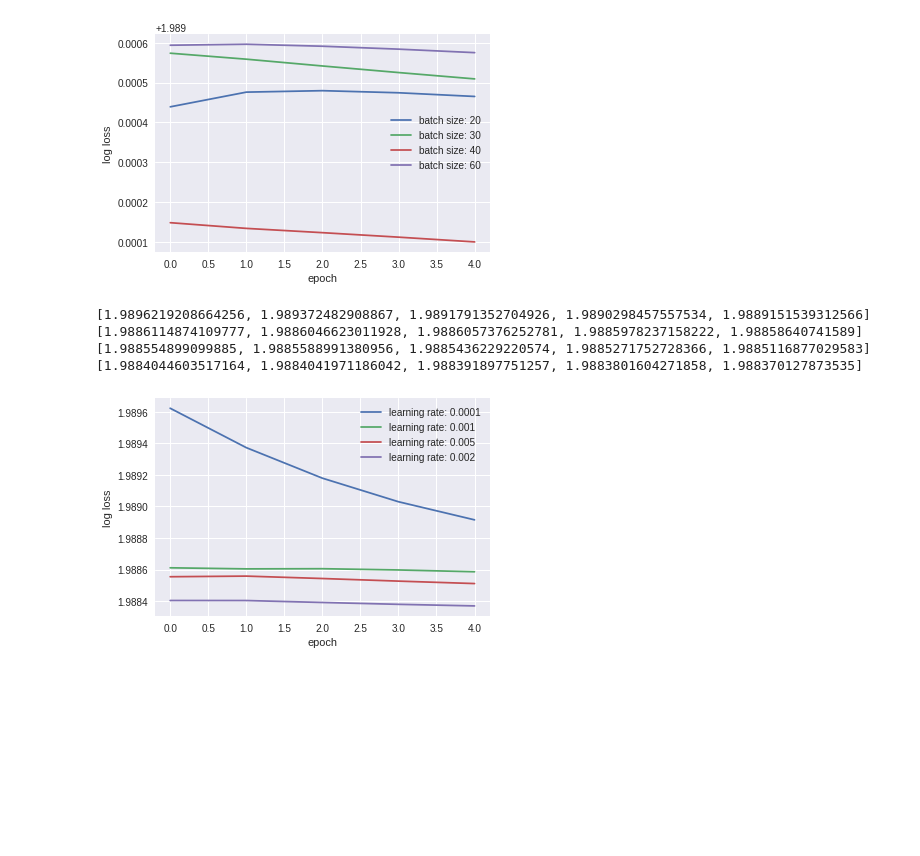
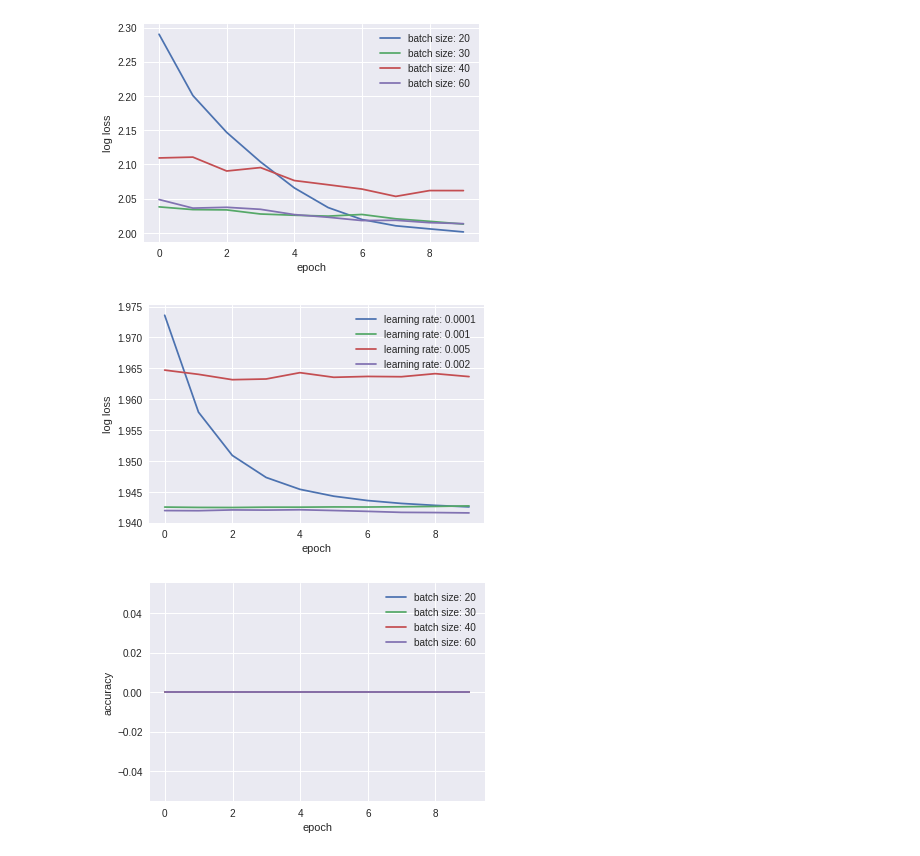
Before and after one commit to baaraban/PerRiazNet, a Jupyter notebook: FINAL.ipynb, the cells around one changed output. Drawn from its saved outputs; the diff is of its cells as text; code cells hidden in the pictures; blank space fills up the shorter version.

Commit message:
Add accuracy plots

```diff
--- a/FINAL.ipynb
+++ b/FINAL.ipynb
@@ -115,7 +115,7 @@ def backward_path(network, forward_path, learning_rate):
         network.b_out += learning_rate * np.expand_dims(np.mean(delta_out, axis=1), axis=1)
 
 
-def train(epochs, batch_size, learning_rate):
+def train(epochs, batch_size, learning_rate, nn):
 #     X_train, X_test, y_train, y_test
 
     evaluation = dict()
@@ -123,6 +123,7 @@ def train(epochs, batch_size, learning_rate):
     evaluation['learning_rate'] = "learning rate: {}".format(learning_rate)
     evaluation['epoch'] = []
     evaluation['log_loss'] = []
+    evaluation['accuracy'] = []
 
     for epoch in range(epochs):
         evaluation['epoch'].append(epoch)
@@ -140,11 +141,20 @@ def train(epochs, batch_size, learning_rate):
 
         forward_path = feedforward(nn, X_test, y_test)
         evaluation['log_loss'].append(log_loss(y_test, forward_path['z_out'].T))
+        evaluation['accuracy'].append(getAccuracy(forward_path['z_out'].T,y_test))
 
     return evaluation
 
 
+def getAccuracy (output,y):
+    prede = np.argmax(output,axis=0)
+    real = np.argmax(y,axis=0)
+    accuracy = sum(prede == real)/(float(len(y)))
+    return accuracy
+
+
 def evaluate_model(epochs):
+    nn = NeuralNetwork(32, 32, X_train, y_train)
     batches = [20,30,40,60]
     learning_rates = [0.0001,0.001,0.005,0.002]
 
@@ -154,29 +164,31 @@ def evaluate_model(epochs):
     results['rates'] = []
 
     for batch in batches:
-        results['batches'].append(train(epochs, batch, 0.01))
+        results['batches'].append(train(epochs, batch, 0.01, nn))
 
     for rate in learning_rates:
-        results['rates'].append(train(epochs, 40, rate))
+        results['rates'].append(train(epochs, 40, rate, nn))
 
     return results
+# %%
+results = evaluate_model(10)
 # %%
-experiments_with_batch = evaluate_model(5)['batches']
+experiments_with_batch = results['batches']
 
 fig = plt.figure()
 ax = plt.axes()
 
 for experiment in experiments_with_batch:
      ax.plot(experiment['epoch'], experiment['log_loss'], label=experiment['batch_size']);
 
 plt.ylabel('log loss')
 plt.xlabel('epoch')
 plt.legend()
 plt.show()
 # %% [output]
-[figure, old version]
+[figure, new version]
 # %%
-experiments_with_rates = evaluate_model(5)['rates']
+experiments_with_rates = results['rates']
 
 fig = plt.figure()
 ax = plt.axes()
@@ -189,8 +201,19 @@ plt.xlabel('epoch')
 plt.legend()
 plt.show()
 # %% [output]
-[1.9896219208664256, 1.989372482908867, 1.9891791352704926, 1.9890298457557534, 1.9889151539312566]
-[1.9886114874109777, 1.9886046623011928, 1.9886057376252781, 1.9885978237158222, 1.98858640741589]
-[1.988554899099885, 1.9885588991380956, 1.9885436229220574, 1.9885271752728366, 1.9885116877029583]
-[1.9884044603517164, 1.9884041971186042, 1.988391897751257, 1.9883801604271858, 1.988370127873535]
-[figure, old version]
+[figure, new version]
+# %%
+experiments_with_batch = results['batches']
+
+fig = plt.figure()
+ax = plt.axes()
+
+for experiment in experiments_with_batch:
+     ax.plot(experiment['epoch'], experiment['accuracy'], label=experiment['batch_size']);
+
+plt.ylabel('accuracy')
+plt.xlabel('epoch')
+plt.legend()
+plt.show()
+# %% [output]
+[figure, added]
```
Also changed, not shown: parts of 1 cell of this notebook.
